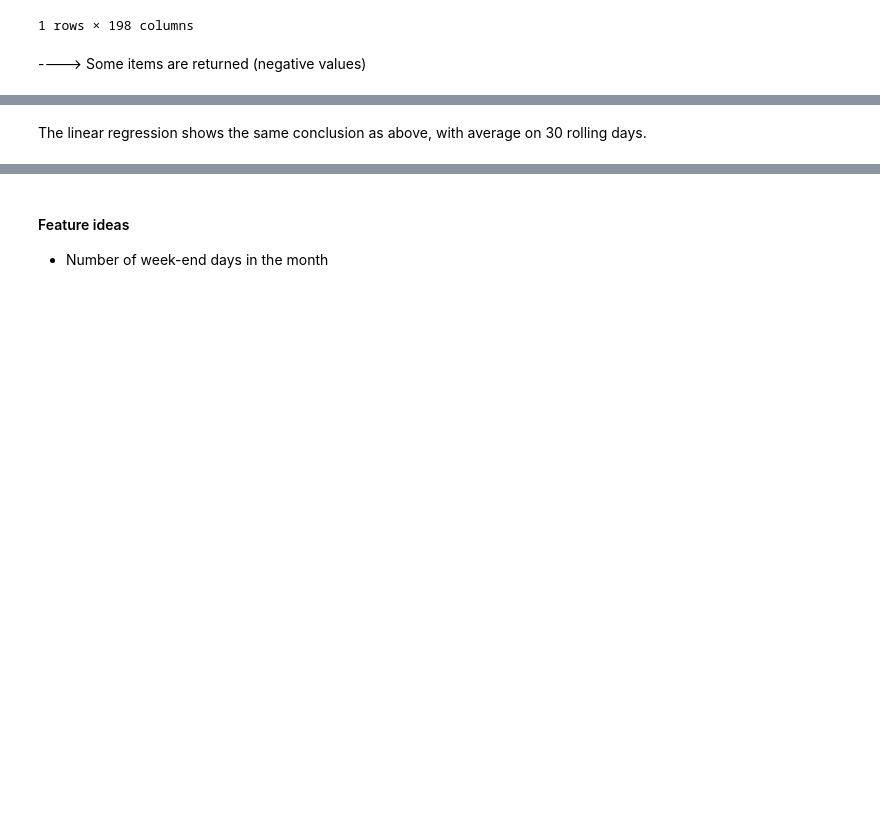
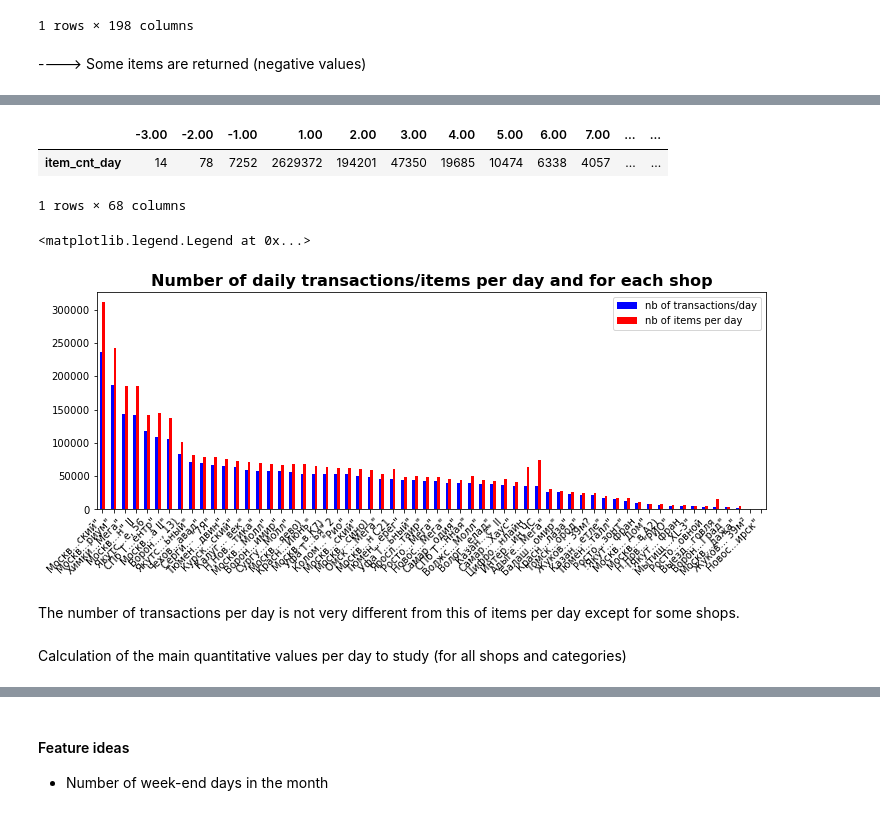
Before and after one commit to SmellyArmure/KA_Predict_Future_Sales, a Jupyter notebook: K1_cleaning.ipynb, the cells around one changed output, grey strips where cells are left out. Saved outputs shown, nothing was run; the diff lists cells and outputs as text; code cells hidden in the pictures; blank space fills up the shorter version.

```diff
--- a/K1_cleaning.ipynb
+++ b/K1_cleaning.ipynb
@@ -481,2 +397,0 @@ def get_reg(X,Y):
-# %% [markdown]
-The linear regression shows the same conclusion as above, with average on 30 rolling days.
@@ -493,0 +398,37 @@ plot_cat_histograms(df=X_train,
+# %%
+# Check the number of items sold per day
+
+item_cnt_p_day.T[item_cnt_p_day.max()>10].T
+# %% [output]
+|  | -3.00 | -2.00 | -1.00 | 1.00 | 2.00 | 3.00 | 4.00 | 5.00 | 6.00 | 7.00 | ... | ... |
+| item_cnt_day | 14 | 78 | 7252 | 2629372 | 194201 | 47350 | 19685 | 10474 | 6338 | 4057 | ... | ... |
+1 rows × 68 columns
+# %%
+# table of the number of distinct items and total items sold per shop
+
+# Histogramme du nombre de transactions par boutique
+ser = df_train['shop_name'].value_counts()
+# Pondération des histogrammes par le nombre des items
+ser_weight = df_train[['shop_name', 'item_cnt_day']].groupby('shop_name').sum().iloc[:,0]
+
+ser_both = pd.concat([ser, ser_weight], axis=1)
+ser_both.plot.bar(color=['b', 'r'], figsize=(12,4))
+
+ax = plt.gca()
+
+thr = 5
+lab_x = [item.get_text() for item in ax.get_xticklabels()]
+short_lab_x = [s[:thr] + '...' + s[-thr:] if len(s) > 2*thr else s for s in lab_x]
+ax.axes.set_xticklabels(short_lab_x)
+ax.set_title("Number of daily transactions/items per day and for each shop",
+             fontsize=16, fontweight='bold')
+
+plt.xticks(rotation=45, ha='right')
+plt.legend(labels=['nb of transactions/day', 'nb of items per day'])
+# %% [output]
+<matplotlib.legend.Legend at 0x...>
+[figure, added]
+# %% [markdown]
+The number of transactions per day is not very different from this of items per day except for some shops.
+# %% [markdown]
+Calculation of the main quantitative values per day to study (for all shops and categories)
```
Also changed, not shown: parts of 69 cells of this notebook, 1 other file.
